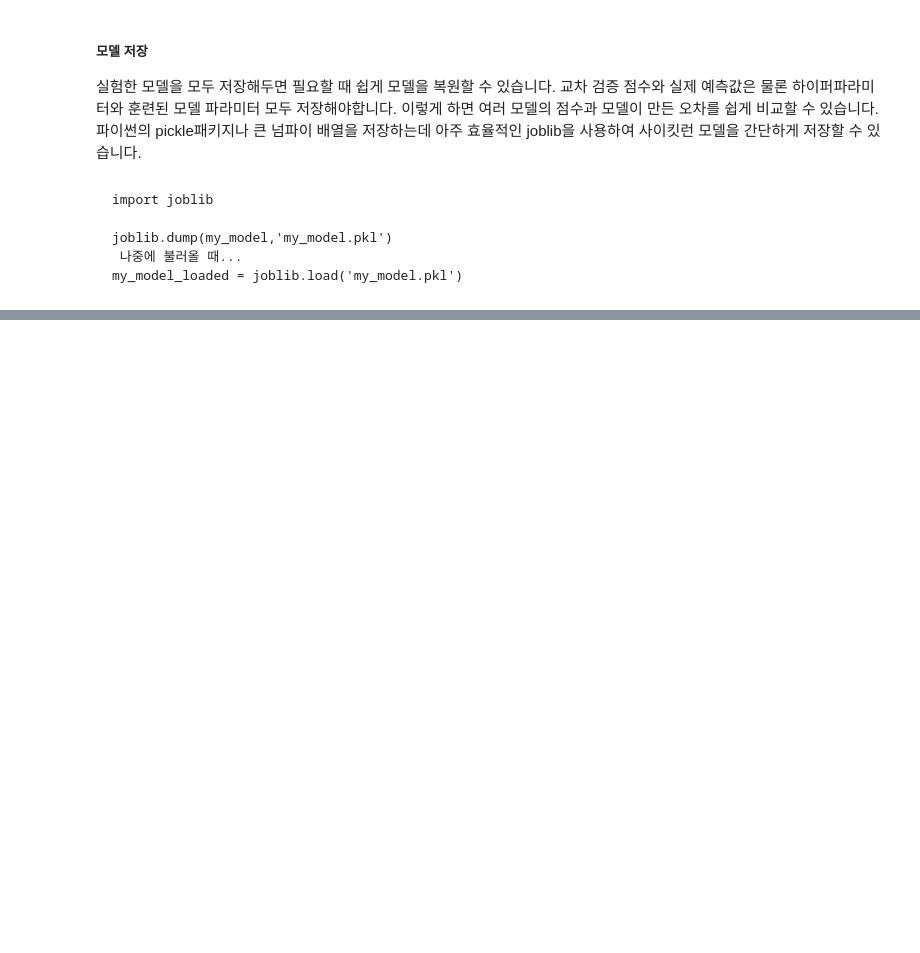
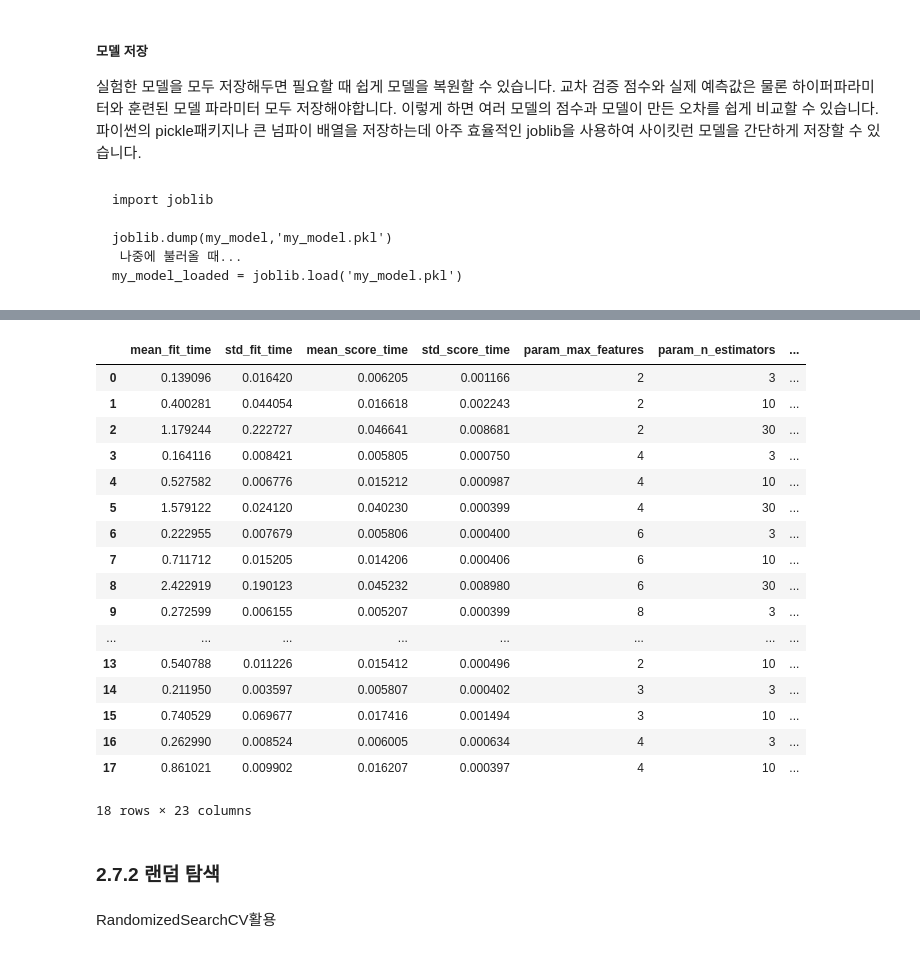
Before and after one commit to JaeDoo1034/Handson2-, a Jupyter notebook: Hands on Two. chapter2.ipynb, the cells around one changed output, grey strips where cells are left out. Saved outputs shown, nothing was run; the diff lists cells and outputs as text; code cells hidden in the pictures; blank space fills up the shorter version.

```diff
--- a/Hands on Two. chapter2.ipynb
+++ b/Hands on Two. chapter2.ipynb
@@ -783,8 +785,8 @@ Pipeline은 "이름/추정기" 쌍의 목록을 입력으로 받는다
 # %%
 num_pipeline = Pipeline([
     ('imputer',SimpleImputer(strategy = 'median')),
-    ('attribs_adder',CombineAttributesAdder()),
-    ('std_scaler',StandardScaler()),
+    #('attribs_adder',CombineAttributesAdder()),
+    #('std_scaler',StandardScaler()),
 ])
 
 housing_num_tr = num_pipeline.fit_transform(housing_num)
@@ -1043,0 +1084,11 @@ my_model_loaded = joblib.load('my_model.pkl')
+# %%
+param_grid = [
+    { 'n_estimators' :[3,10,30], 'max_features' : [2,4,6,8]}, # 1번째 조합
+    {'bootstrap' : [False],'n_estimators' : [3,10] ,'max_features' :[2,3,4]} # 2번째 조합
+]
+
+forest_reg = RandomForestRegressor()
+
+grid_search = GridSearchCV(forest_reg,param_grid, cv = 5,scoring = 'neg_mean_squared_error',return_train_score = True)
+
+grid_search.fit(housing_prepared,housing_labels)
@@ -1043,0 +1132,6 @@ my_model_loaded = joblib.load('my_model.pkl')
+# %%
+# 평가점수 확인
+cvres = grid_search.cv_results_
+cvres
+for mean_score, params in zip(cvres['mean_test_score'],cvres['params']):
+    print(np.sqrt(-mean_score),params)
@@ -1043,0 +1157,25 @@ my_model_loaded = joblib.load('my_model.pkl')
+# %%
+pd.DataFrame(cvres)
+# %% [output]
+|  | mean_fit_time | std_fit_time | mean_score_time | std_score_time | param_max_features | param_n_estimators | ... |
+| 0 | 0.139096 | 0.016420 | 0.006205 | 0.001166 | 2 | 3 | ... |
+| 1 | 0.400281 | 0.044054 | 0.016618 | 0.002243 | 2 | 10 | ... |
+| 2 | 1.179244 | 0.222727 | 0.046641 | 0.008681 | 2 | 30 | ... |
+| 3 | 0.164116 | 0.008421 | 0.005805 | 0.000750 | 4 | 3 | ... |
+| 4 | 0.527582 | 0.006776 | 0.015212 | 0.000987 | 4 | 10 | ... |
+| 5 | 1.579122 | 0.024120 | 0.040230 | 0.000399 | 4 | 30 | ... |
+| 6 | 0.222955 | 0.007679 | 0.005806 | 0.000400 | 6 | 3 | ... |
+| 7 | 0.711712 | 0.015205 | 0.014206 | 0.000406 | 6 | 10 | ... |
+| 8 | 2.422919 | 0.190123 | 0.045232 | 0.008980 | 6 | 30 | ... |
+| 9 | 0.272599 | 0.006155 | 0.005207 | 0.000399 | 8 | 3 | ... |
+| ... | ... | ... | ... | ... | ... | ... | ... |
+| 13 | 0.540788 | 0.011226 | 0.015412 | 0.000496 | 2 | 10 | ... |
+| 14 | 0.211950 | 0.003597 | 0.005807 | 0.000402 | 3 | 3 | ... |
+| 15 | 0.740529 | 0.069677 | 0.017416 | 0.001494 | 3 | 10 | ... |
+| 16 | 0.262990 | 0.008524 | 0.006005 | 0.000634 | 4 | 3 | ... |
+| 17 | 0.861021 | 0.009902 | 0.016207 | 0.000397 | 4 | 10 | ... |
+18 rows × 23 columns
+# %% [markdown]
+### 2.7.2 랜덤 탐색
+# %% [markdown]
+RandomizedSearchCV활용
```
Also changed, not shown: parts of 46 cells of this notebook.
